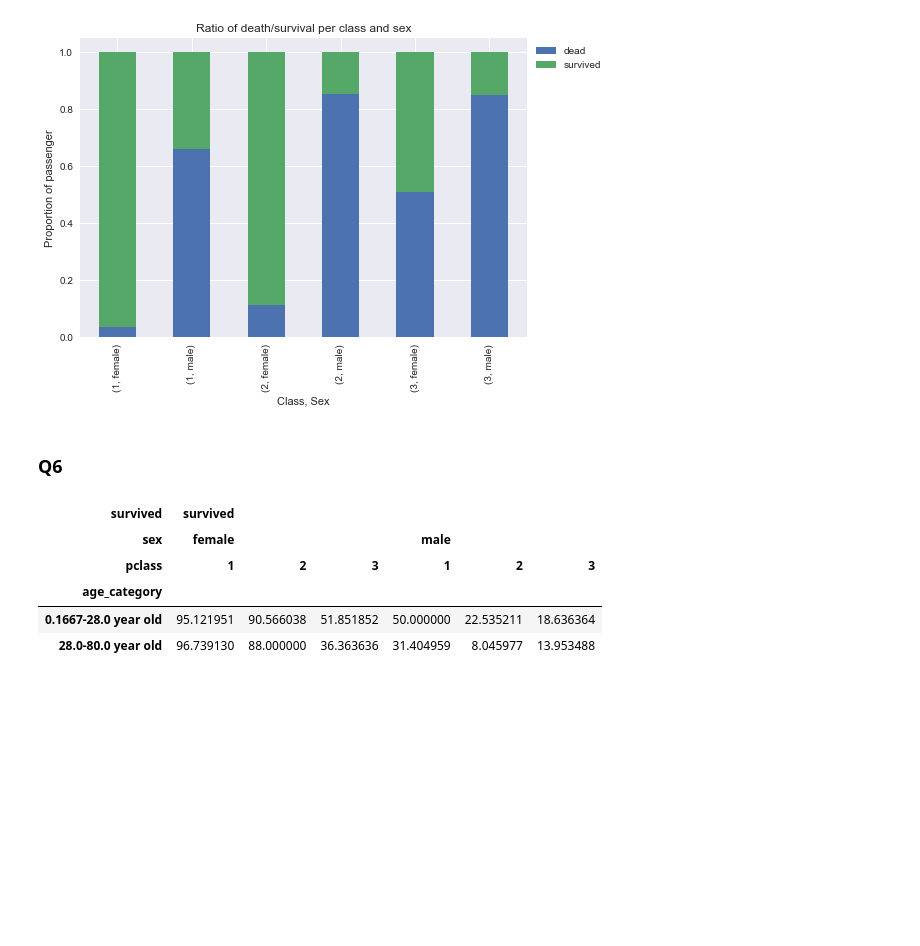
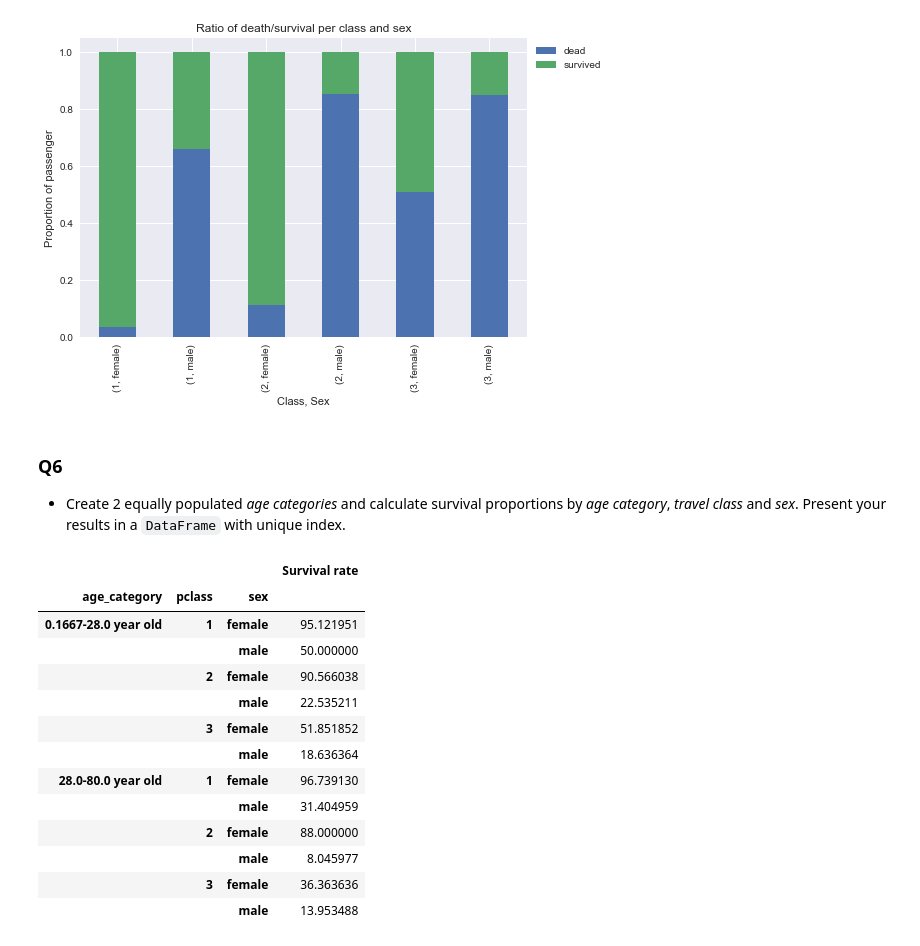
Before and after one commit to raphaelBarman/ADA-dh, a Jupyter notebook: 01 - Pandas and Data Wrangling/Homework 1.ipynb, the cells around one changed output. Cells and saved outputs as stored; diff of their text form; code cells hidden in the pictures; blank space fills up the shorter version.

```diff
--- a/01 - Pandas and Data Wrangling/Homework 1.ipynb
+++ b/01 - Pandas and Data Wrangling/Homework 1.ipynb
@@ -332,25 +341,35 @@ plt.legend(loc='upper left', bbox_to_anchor=(1.0, 1.0))
 plt.show();
 # %% [output]
 [figure]
-# %% [markdown]
-### Q6
+# %% [markdown]
+### Q6
+- Create 2 equally populated *age categories* and calculate survival proportions by *age category*, *travel class* and *sex*. Present your results in a `DataFrame` with unique index.
 # %%
 # We take only passengers with non NaN ages and sort them by age
 df_age = df[df.age.notnull()].sort_values(by='age')
 # We split the dataframe in two, assign categories and concatenate it.
 df_split = np.array_split(df_age,2)
 df_split[0]['age_category'] = str(min(df_split[0].age)) + '-' + str(max(df_split[0].age)) + ' year old'
 df_split[1]['age_category'] = str(min(df_split[1].age)) + '-' + str(max(df_split[1].age)) + ' year old'
 df_age = pd.concat(df_split)
 # We group by age category, class and sex, compute the percentage of survival remove the percentage of deaths
 # and unstack until we have only one level of index
 df_age = df_age.groupby(['age_category','pclass','sex']).survived.value_counts(normalize=True).apply(lambda x: x*100)\
-    .unstack().drop('dead', 1).unstack().unstack()
+    .unstack().drop('dead', 1)
+df_age.columns = ['Survival rate']
 df_age
 # %% [output]
-| survived | survived |  |  |  |  |  |
-| sex | female |  |  | male |  |  |
-| pclass | 1 | 2 | 3 | 1 | 2 | 3 |
-| age_category |  |  |  |  |  |  |
-| 0.1667-28.0 year old | 95.121951 | 90.566038 | 51.851852 | 50.000000 | 22.535211 | 18.636364 |
-| 28.0-80.0 year old | 96.739130 | 88.000000 | 36.363636 | 31.404959 | 8.045977 | 13.953488 |
+|  |  |  | Survival rate |
+| age_category | pclass | sex |  |
+| 0.1667-28.0 year old | 1 | female | 95.121951 |
+|  |  | male | 50.000000 |
+|  | 2 | female | 90.566038 |
+|  |  | male | 22.535211 |
+|  | 3 | female | 51.851852 |
+|  |  | male | 18.636364 |
+| 28.0-80.0 year old | 1 | female | 96.739130 |
+|  |  | male | 31.404959 |
+|  | 2 | female | 88.000000 |
+|  |  | male | 8.045977 |
+|  | 3 | female | 36.363636 |
+|  |  | male | 13.953488 |
```
Also changed, not shown: parts of 11 cells of this notebook.
